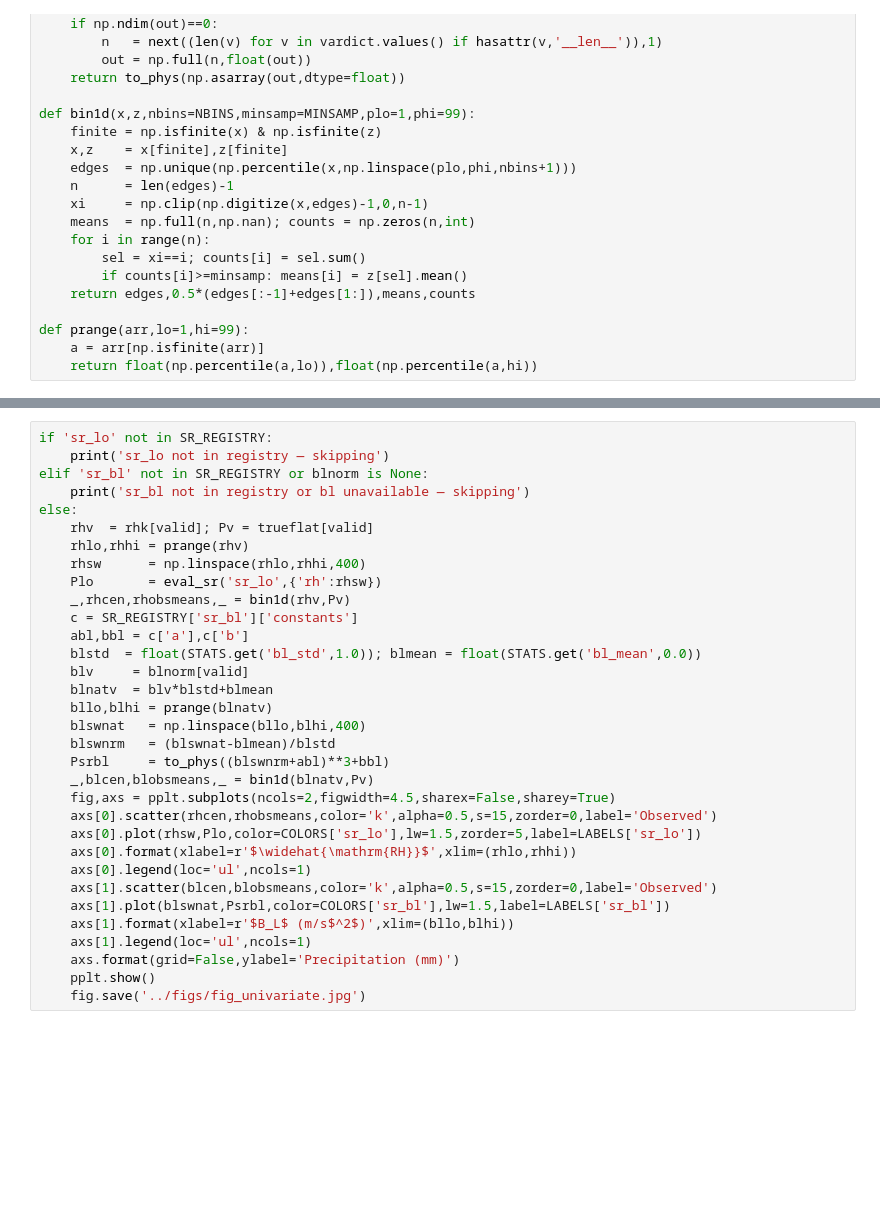
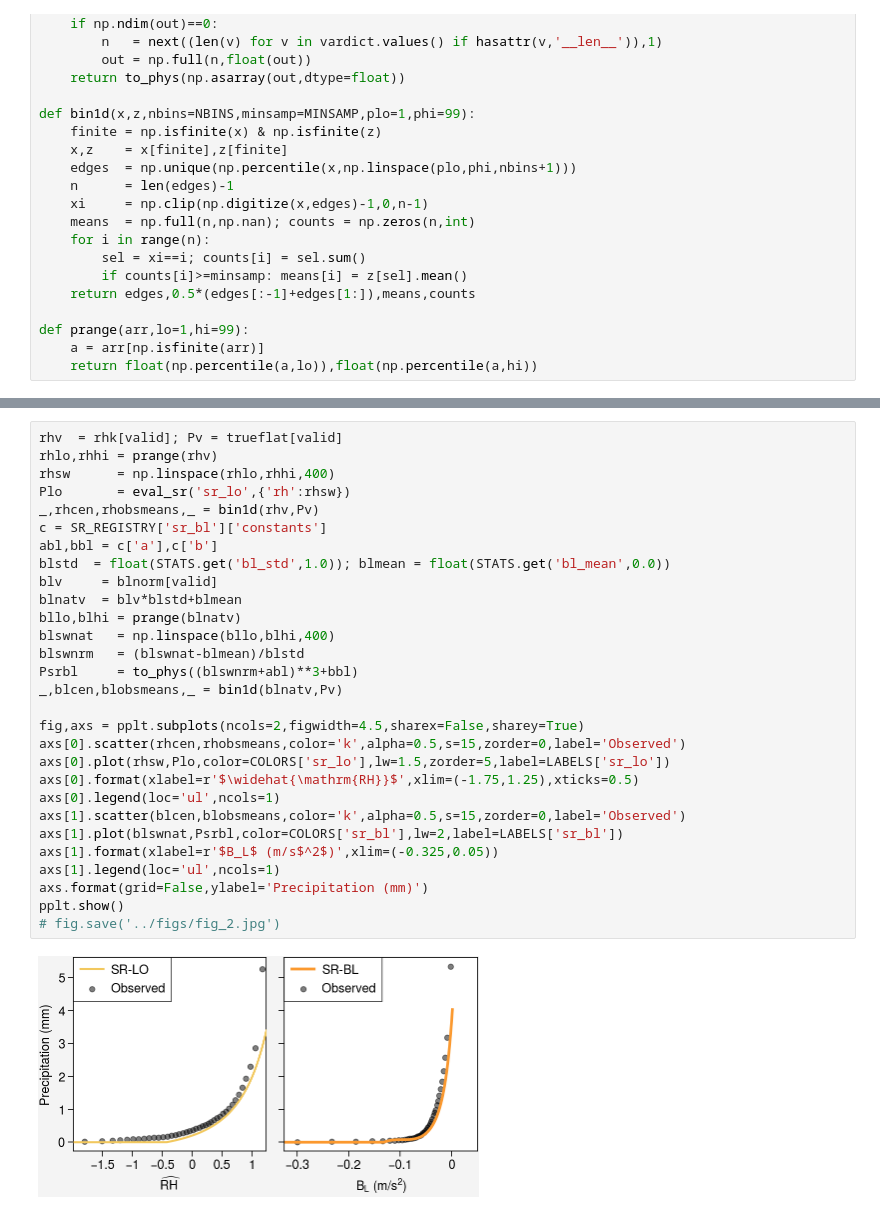
Before and after one commit to savannahferretti/monsoon-discovery, a Jupyter notebook: notebooks/FIGNUM_univariate.ipynb, the cells around one changed output, grey strips where cells are left out. Drawn from its saved outputs; the diff is of its cells as text; blank space fills up the shorter version.

```diff
--- a/notebooks/FIGNUM_univariate.ipynb
+++ b/notebooks/FIGNUM_univariate.ipynb
@@ -148,33 +150,31 @@ print(f'Valid samples: {valid.sum():,}')
 # %%
-if 'sr_lo' not in SR_REGISTRY:
-    print('sr_lo not in registry — skipping')
-elif 'sr_bl' not in SR_REGISTRY or blnorm is None:
-    print('sr_bl not in registry or bl unavailable — skipping')
-else:
-    rhv  = rhk[valid]; Pv = trueflat[valid]
-    rhlo,rhhi = prange(rhv)
-    rhsw      = np.linspace(rhlo,rhhi,400)
-    Plo       = eval_sr('sr_lo',{'rh':rhsw})
-    _,rhcen,rhobsmeans,_ = bin1d(rhv,Pv)
-    c = SR_REGISTRY['sr_bl']['constants']
-    abl,bbl = c['a'],c['b']
-    blstd  = float(STATS.get('bl_std',1.0)); blmean = float(STATS.get('bl_mean',0.0))
-    blv     = blnorm[valid]
-    blnatv  = blv*blstd+blmean
-    bllo,blhi = prange(blnatv)
-    blswnat   = np.linspace(bllo,blhi,400)
-    blswnrm   = (blswnat-blmean)/blstd
-    Psrbl     = to_phys((blswnrm+abl)**3+bbl)
-    _,blcen,blobsmeans,_ = bin1d(blnatv,Pv)
-    fig,axs = pplt.subplots(ncols=2,figwidth=4.5,sharex=False,sharey=True)
-    axs[0].scatter(rhcen,rhobsmeans,color='k',alpha=0.5,s=15,zorder=0,label='Observed')
-    axs[0].plot(rhsw,Plo,color=COLORS['sr_lo'],lw=1.5,zorder=5,label=LABELS['sr_lo'])
-    axs[0].format(xlabel=r'$\widehat{\mathrm{RH}}$',xlim=(rhlo,rhhi))
-    axs[0].legend(loc='ul',ncols=1)
-    axs[1].scatter(blcen,blobsmeans,color='k',alpha=0.5,s=15,zorder=0,label='Observed')
-    axs[1].plot(blswnat,Psrbl,color=COLORS['sr_bl'],lw=1.5,label=LABELS['sr_bl'])
-    axs[1].format(xlabel=r'$B_L$ (m/s$^2$)',xlim=(bllo,blhi))
-    axs[1].legend(loc='ul',ncols=1)
-    axs.format(grid=False,ylabel='Precipitation (mm)')
-    pplt.show()
-    fig.save('../figs/fig_univariate.jpg')
+rhv  = rhk[valid]; Pv = trueflat[valid]
+rhlo,rhhi = prange(rhv)
+rhsw      = np.linspace(rhlo,rhhi,400)
+Plo       = eval_sr('sr_lo',{'rh':rhsw})
+_,rhcen,rhobsmeans,_ = bin1d(rhv,Pv)
+c = SR_REGISTRY['sr_bl']['constants']
+abl,bbl = c['a'],c['b']
+blstd  = float(STATS.get('bl_std',1.0)); blmean = float(STATS.get('bl_mean',0.0))
+blv     = blnorm[valid]
+blnatv  = blv*blstd+blmean
+bllo,blhi = prange(blnatv)
+blswnat   = np.linspace(bllo,blhi,400)
+blswnrm   = (blswnat-blmean)/blstd
+Psrbl     = to_phys((blswnrm+abl)**3+bbl)
+_,blcen,blobsmeans,_ = bin1d(blnatv,Pv)
+
+fig,axs = pplt.subplots(ncols=2,figwidth=4.5,sharex=False,sharey=True)
+axs[0].scatter(rhcen,rhobsmeans,color='k',alpha=0.5,s=15,zorder=0,label='Observed')
+axs[0].plot(rhsw,Plo,color=COLORS['sr_lo'],lw=1.5,zorder=5,label=LABELS['sr_lo'])
+axs[0].format(xlabel=r'$\widehat{\mathrm{RH}}$',xlim=(-1.75,1.25),xticks=0.5)
+axs[0].legend(loc='ul',ncols=1)
+axs[1].scatter(blcen,blobsmeans,color='k',alpha=0.5,s=15,zorder=0,label='Observed')
+axs[1].plot(blswnat,Psrbl,color=COLORS['sr_bl'],lw=2,label=LABELS['sr_bl'])
+axs[1].format(xlabel=r'$B_L$ (m/s$^2$)',xlim=(-0.325,0.05))
+axs[1].legend(loc='ul',ncols=1)
+axs.format(grid=False,ylabel='Precipitation (mm)')
+pplt.show()
+# fig.save('../figs/fig_2.jpg')
+# %% [output]
+[figure, added]
```
Also changed, not shown: parts of 1 cell of this notebook.
